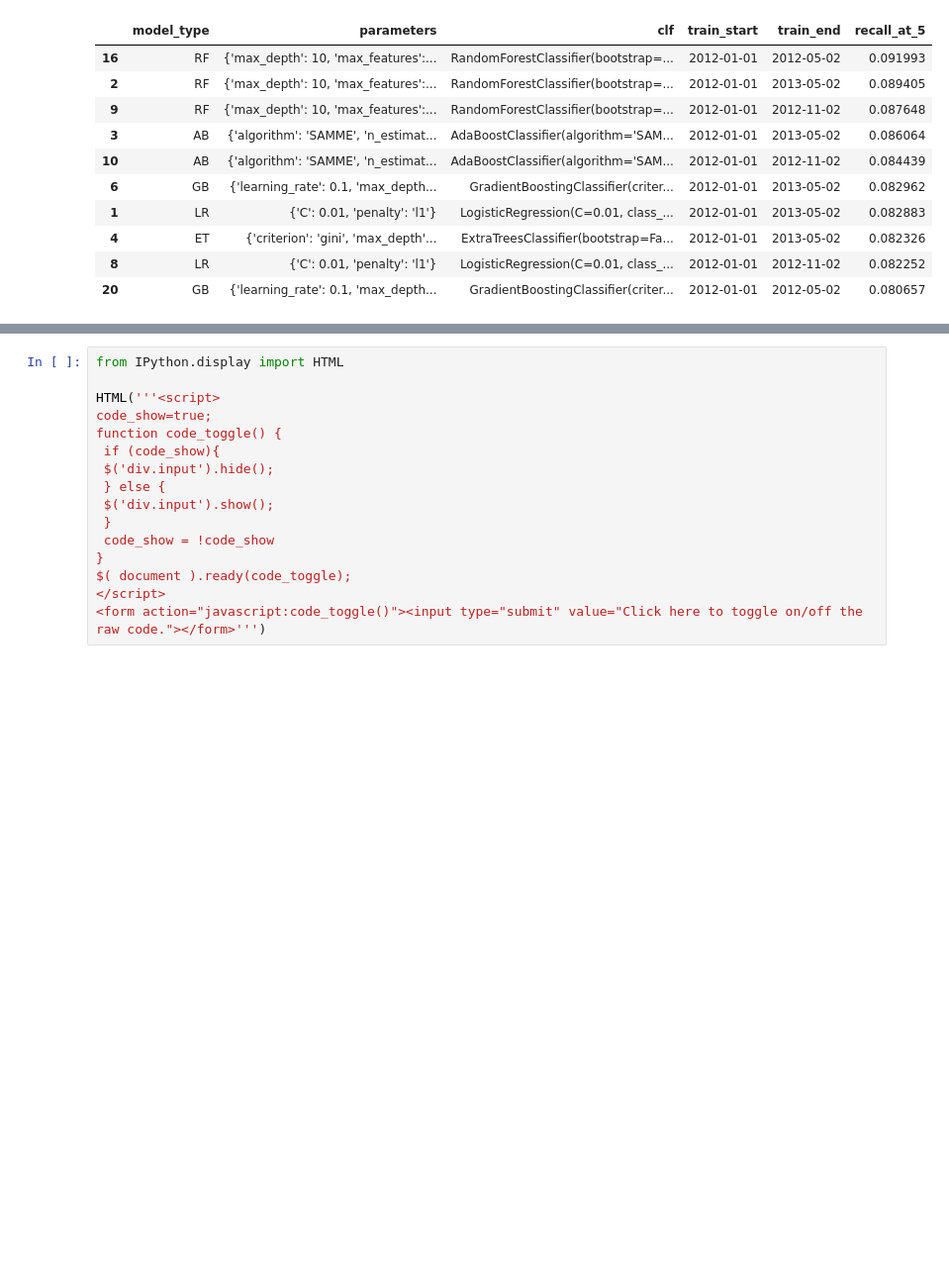
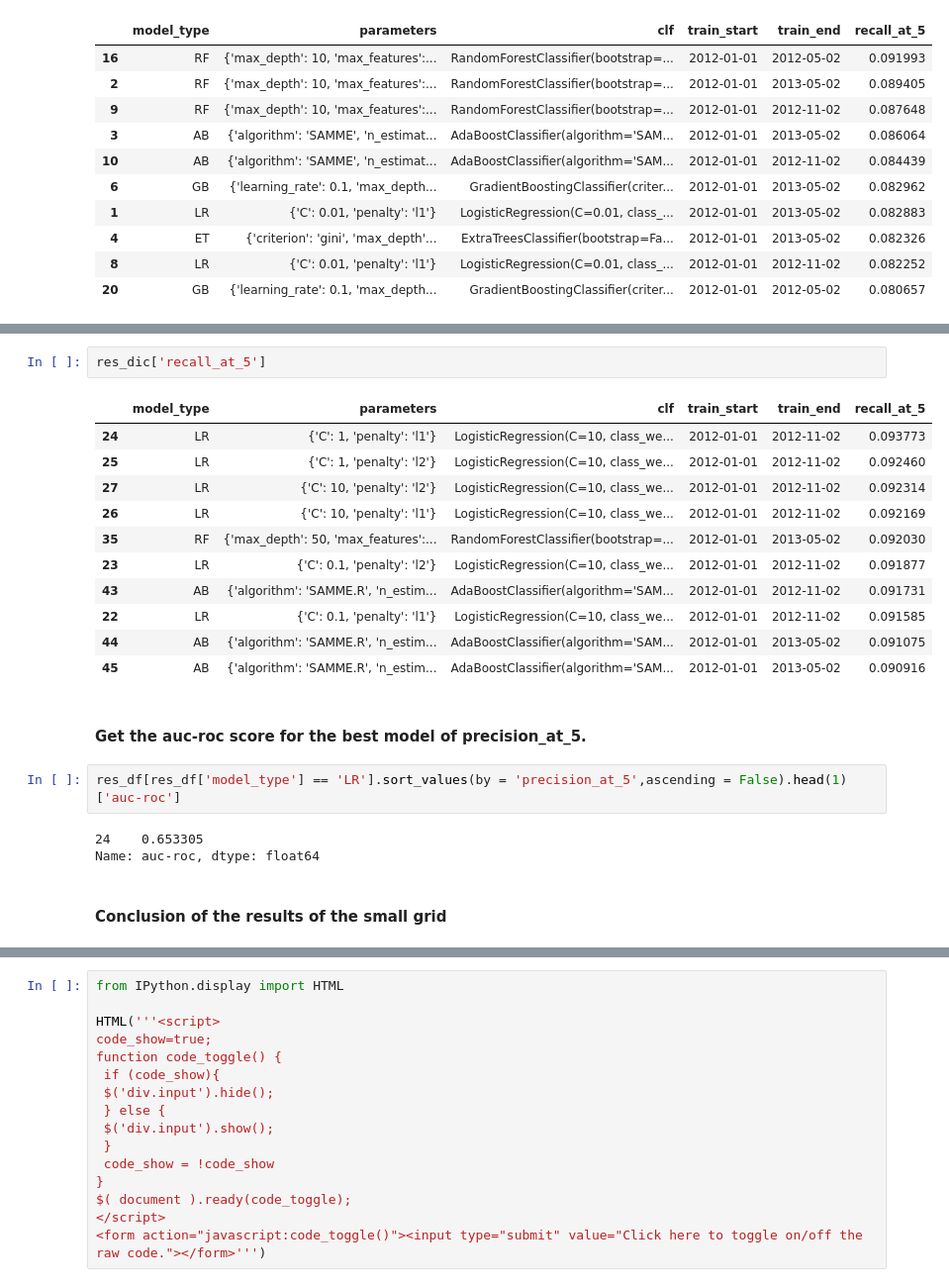
Before and after one commit to pengwei715/Machine-Learning-Projects, a Jupyter notebook: hw5_2/results_analysis.ipynb, the cells around one changed output, grey strips where cells are left out. Shown at 99% size. Saved outputs shown, nothing was run; the diff lists cells and outputs as text; blank space fills up the shorter version.

```diff
--- a/hw5_2/results_analysis.ipynb
+++ b/hw5_2/results_analysis.ipynb
@@ -244,0 +207,23 @@ res_dic['recall_at_5']
+# %%
+res_dic['recall_at_5']
+# %% [output]
+|  | model_type | parameters | clf | train_start | train_end | recall_at_5 |
+| 24 | LR | {'C': 1, 'penalty': 'l1'} | LogisticRegression(C=10, class_we... | 2012-01-01 | 2012-11-02 | 0.093773 |
+| 25 | LR | {'C': 1, 'penalty': 'l2'} | LogisticRegression(C=10, class_we... | 2012-01-01 | 2012-11-02 | 0.092460 |
+| 27 | LR | {'C': 10, 'penalty': 'l2'} | LogisticRegression(C=10, class_we... | 2012-01-01 | 2012-11-02 | 0.092314 |
+| 26 | LR | {'C': 10, 'penalty': 'l1'} | LogisticRegression(C=10, class_we... | 2012-01-01 | 2012-11-02 | 0.092169 |
+| 35 | RF | {'max_depth': 50, 'max_features':... | RandomForestClassifier(bootstrap=... | 2012-01-01 | 2013-05-02 | 0.092030 |
+| 23 | LR | {'C': 0.1, 'penalty': 'l2'} | LogisticRegression(C=10, class_we... | 2012-01-01 | 2012-11-02 | 0.091877 |
+| 43 | AB | {'algorithm': 'SAMME.R', 'n_estim... | AdaBoostClassifier(algorithm='SAM... | 2012-01-01 | 2012-11-02 | 0.091731 |
+| 22 | LR | {'C': 0.1, 'penalty': 'l1'} | LogisticRegression(C=10, class_we... | 2012-01-01 | 2012-11-02 | 0.091585 |
+| 44 | AB | {'algorithm': 'SAMME.R', 'n_estim... | AdaBoostClassifier(algorithm='SAM... | 2012-01-01 | 2013-05-02 | 0.091075 |
+| 45 | AB | {'algorithm': 'SAMME.R', 'n_estim... | AdaBoostClassifier(algorithm='SAM... | 2012-01-01 | 2013-05-02 | 0.090916 |
+# %% [markdown]
+#### Get the auc-roc score for the best model of precision_at_5.
+# %%
+res_df[res_df['model_type'] == 'LR'].sort_values(by = 'precision_at_5',ascending = False).head(1)['auc-roc']
+# %% [output]
+24    0.653305
+Name: auc-roc, dtype: float64
+# %% [markdown]
+#### Conclusion of the results of the small grid
```
Also changed, not shown: parts of 25 cells of this notebook.
